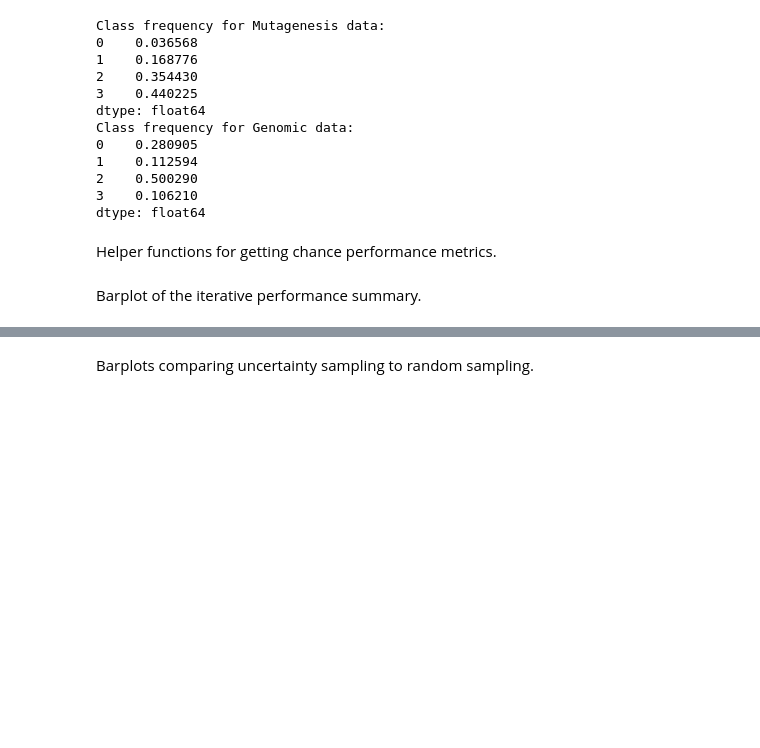
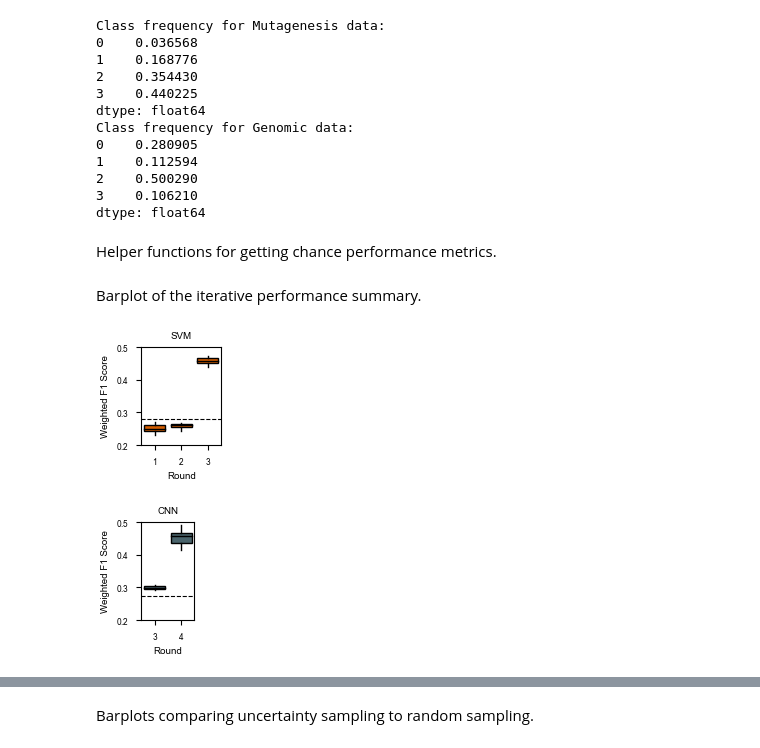
Before and after one commit to barakcohenlab/CRX-Active-Learning, a Jupyter notebook: classifier_performance.ipynb, the cells around one changed output, grey strips where cells are left out. Cells and saved outputs as stored; diff of their text form; code cells hidden in the pictures; blank space fills up the shorter version.

```diff
--- a/classifier_performance.ipynb
+++ b/classifier_performance.ipynb
@@ -151,4 +151,82 @@ gray = (128/255, 128/255, 128/255)
 light_gray = (211/255, 211/255, 211/255)
 medium_gray= (190/255, 190/255, 190/255)
 nickel = (114/255, 116/255, 114/255)
+# %%
+svm_color = vermillion
+cnn_mut_color = deep_space_sparkle
+cnn_gen_color = medium_gray
+
+class_short_to_long = {
+    "Si": "Silencers",
+    "In": "Inactive Sequences",
+    "WE": "Weak Enhancers",
+    "SE": "Strong Enhancers",
+}
+
+main_display_comparison = {
+    "Round1": "1",
+    "Round2": "2",
+    "Round3b": "3",
+    "Round4": "4",
+    "Round4a": "4a",
+    "Round4b": "4b"
+}
+
+svm_frac = 0.15
+height = 0.3 * 0.618
+svm_aspect = height / svm_frac
+cnn_frac = 0.1
+cnn_aspect = height / cnn_frac
+# cnn_aspect = svm_frac * svm_aspect / cnn_frac
+
+def make_performance_boxplot(model, test_set, rounds, color, frac=0.3, aspect=0.618):
+    df = model_df.groupby(["model", "test_set"]).get_group((model, test_set)).reset_index().pivot(
+        columns = "dataset",
+        index = "fold",
+        values = "weighted"
+    )
+    fig, ax = plt.subplots(figsize=plot_utils.get_figsize(frac=frac, aspect=aspect))
+    bplot = ax.boxplot(
+        df[rounds],
+        labels = [main_display_comparison[i] for i in rounds],
+        patch_artist = True,
+        boxprops = {"facecolor": color},
+        widths = 0.8
+    )
+
+    ax.axhline(
+        get_chance_f1(chance_confusion[test_set], "weighted"),
+        color="k",
+        linestyle="--"
+    )
+
+    ax.set_ylim(0.2, 0.5)
+    ax.set_xlabel("Round")
+    ax.set_ylabel("Weighted F1 Score")
+    ax.set_title(model)
+
+    return fig, ax
+
+fig, ax = make_performance_boxplot(
+    model="SVM",
+    test_set="Mutagenesis",
+    rounds=["Round1", "Round2", "Round3b"],
+    color=svm_color,
+    frac=svm_frac,
+    aspect=svm_aspect
+)
+plot_utils.save_fig(fig, os.path.join(figures_dir, "modelPerformanceComparison_svm_boxplot"))
+
+fig, ax = make_performance_boxplot(
+    model="CNN",
+    test_set="Genomic",
+    rounds=["Round3b", "Round4"],
+    color=cnn_mut_color,
+    frac=cnn_frac,
+    aspect=cnn_aspect
+)
+plot_utils.save_fig(fig, os.path.join(figures_dir, "modelPerformanceComparison_cnn_boxplot"))
+# %% [output]
+[figure, added]
+[figure, added]
 # %%
```
Also changed, not shown: parts of 4 cells of this notebook.
